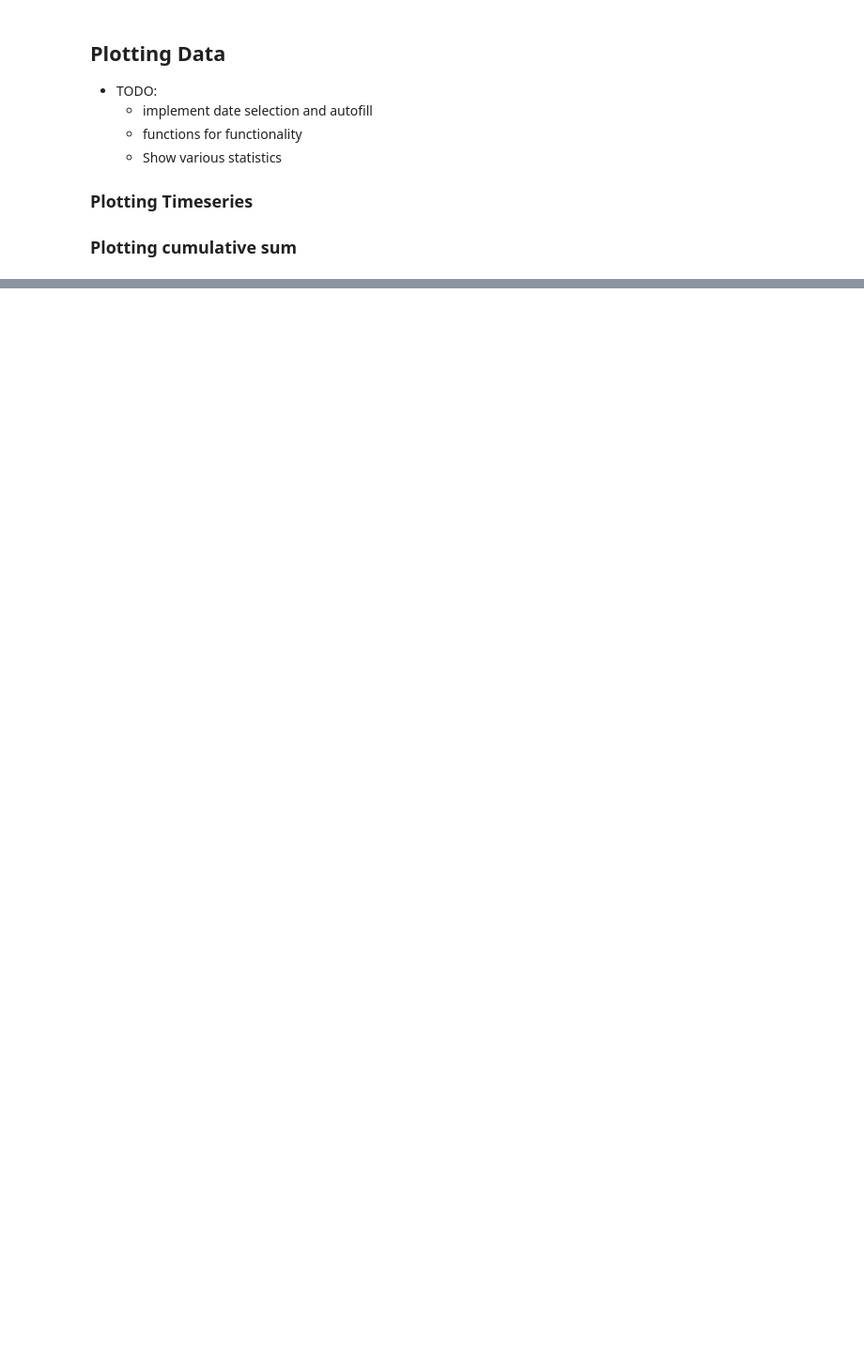
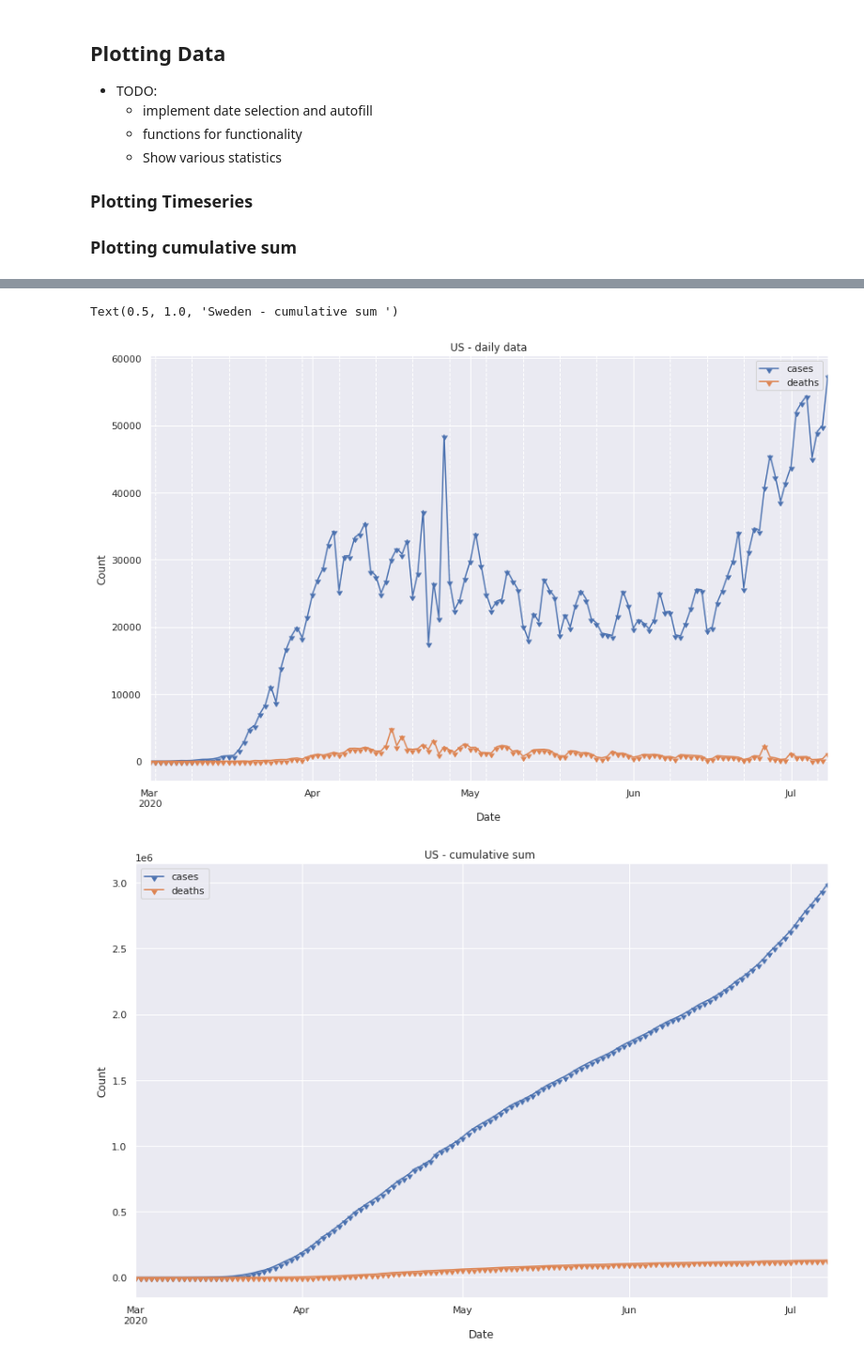
Before and after one commit to OliverZott/covid19_data, a Jupyter notebook: covid_dataAnalysis.ipynb, the cells around one changed output, grey strips where cells are left out. Shown at 94% size. Drawn from its saved outputs; the diff is of its cells as text; code cells hidden in the pictures; blank space fills up the shorter version.

```diff
--- a/covid_dataAnalysis.ipynb
+++ b/covid_dataAnalysis.ipynb
@@ -43,7 +49,7 @@ sns.set()
 # format:
 # https://www.ecdc.europa.eu/sites/default/files/documents/COVID-19-geographic-disbtribution-worldwide-2020-03-22.xlsx
 
-today = '2020-06-29'
+today = '2020-07-08'
 
 def check_directory(cwd):
     return os.access(cwd, os.F_OK or os.X_OK or os.R_OK | os.W_OK)
@@ -215,34 +269,38 @@ ax.set_title("Italy - cumulative sum ")
 #  USA-Data
 df_usa = df.loc[df['countriesAndTerritories']=='United_States_of_America']
 df_usa = df_usa.sort_index(ascending=True)
-df_usa_all = df_usa.loc['2020-03-01' :'2020-06-29']
+df_usa_all = df_usa.loc['2020-03-01' : today]
 
 # Plot USA
 ax = df_usa_all.plot(y=['cases','deaths'], grid=True, marker=11, figsize=(14,9))
 ax.grid(True)
 ax.grid(which='minor', axis='both', linestyle='--')
 ax.set_xlabel("Date")
 ax.set_ylabel("Count")
 ax.set_title("US - daily data")
 
 ax = df_usa_all.cumsum().plot(y=['cases','deaths'], grid=True, marker=11, figsize=(14,9))
 ax.set_xlabel("Date")
 ax.set_ylabel("Count")
 ax.set_title("US - cumulative sum ")
 
 
 # Sweden-Data
 df_swe = df.loc[df['countriesAndTerritories']=='Sweden']
 df_swe = df_swe.sort_index(ascending=True)
-df_swe_all = df_swe.loc['2020-03-01' :'2020-06-29']
+df_swe_all = df_swe.loc['2020-03-01' : today]
 
 # Sweden Plot
 ax = df_swe_all.plot(y=['cases','deaths'], grid=True, marker=11, figsize=(14,9))
 ax.set_xlabel("Date")
 ax.set_ylabel("Count")
 ax.set_title("Sweden - daily data")
 
 ax = df_swe_all.cumsum().plot(y=['cases','deaths'], grid=True, marker=11, figsize=(14,9))
 ax.set_xlabel("Date")
 ax.set_ylabel("Count")
 ax.set_title("Sweden - cumulative sum ")
+# %% [output]
+Text(0.5, 1.0, 'Sweden - cumulative sum ')
+[figure, added]
+[figure, added]
```
Also changed, not shown: parts of 11 cells of this notebook.
